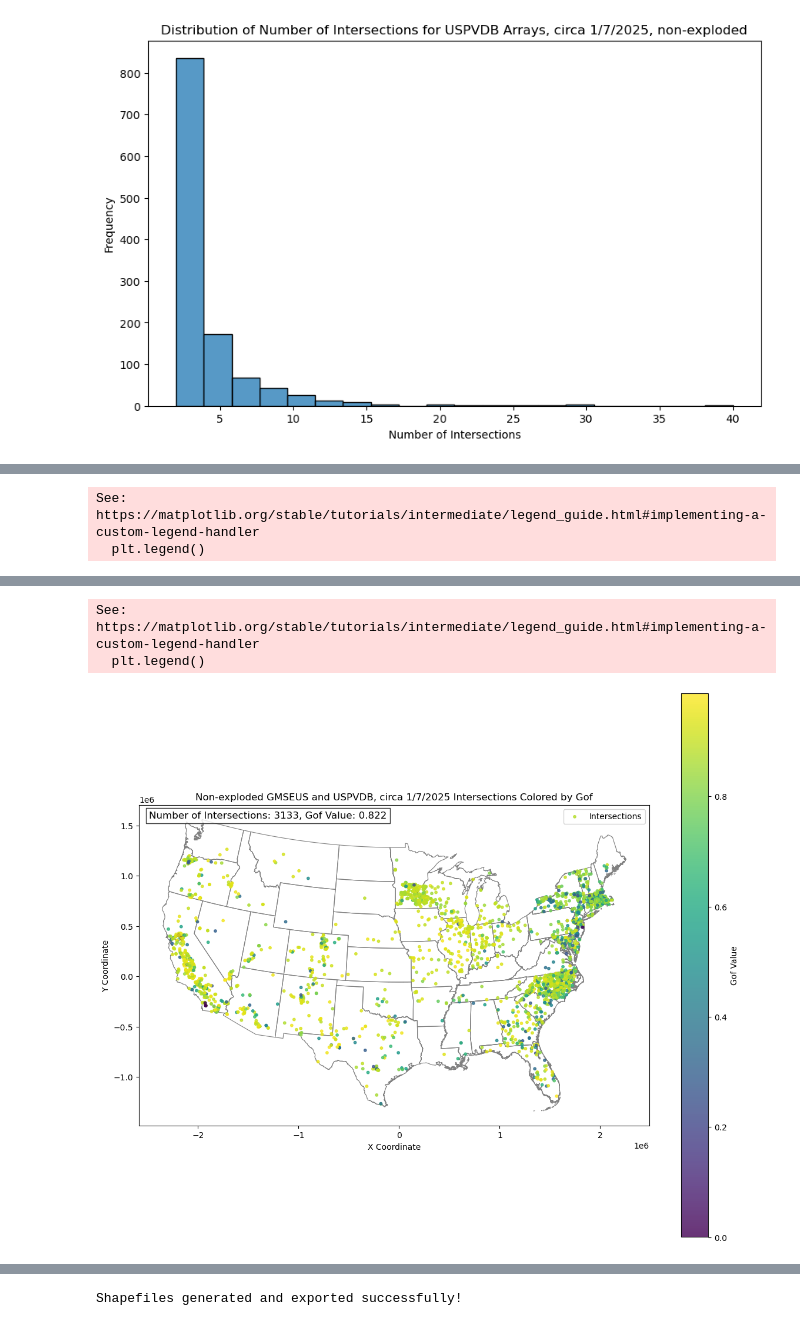
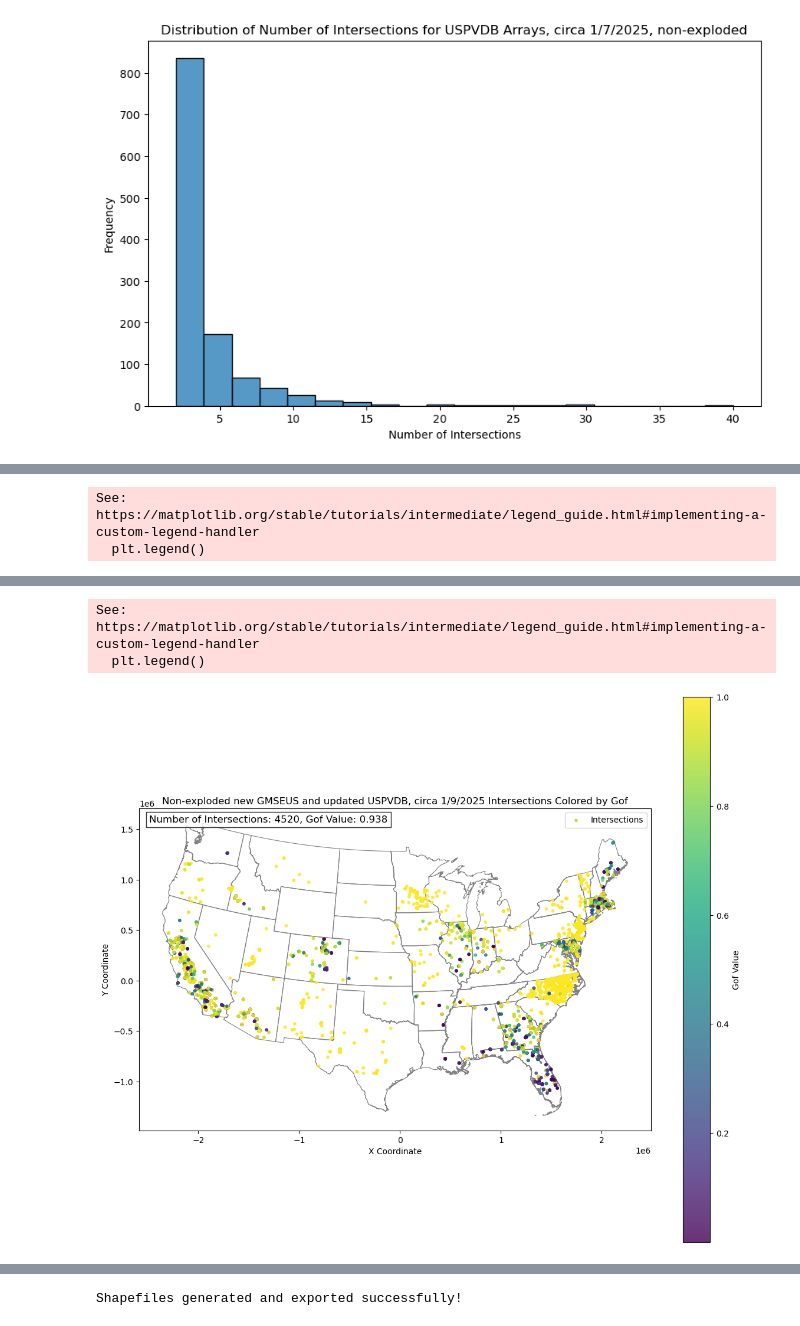
Before and after one commit to stidjaco/GMSEUS, a Jupyter notebook: script9_spatialValidation.ipynb, the cells around one changed output, grey strips where cells are left out. Saved outputs shown, nothing was run; the diff lists cells and outputs as text; code cells hidden in the pictures.

```diff
--- a/script9_spatialValidation.ipynb
+++ b/script9_spatialValidation.ipynb
@@ -206,7 +391,7 @@ map1 = gmseus_arrays
 map1['geometry'] = map1.buffer(0)
 print(map1.is_valid.all())
 
-map2 = uspvdb_arrays
+map2 = updated_uspvdb
 map2['geometry'] = map2.buffer(0)
 print(map2.is_valid.all())  # Should now return True
 
@@ -430,10 +615,10 @@ average_jaccard_rounded = round(average_jaccard, 3)
 # plot these plots as a subplot
 
 # Plot intersections colored by Jaccard Index
-plot_intersections_with_metric(intersections_gdf, us_boundary, "jaccard_index", "Non-exploded GMSEUS and USPVDB, circa 1/7/2025", average_jaccard_rounded)
+plot_intersections_with_metric(intersections_gdf, us_boundary, "jaccard_index", "Non-exploded new GMSEUS and updated USPVDB, circa 1/9/2025", average_jaccard_rounded)
 
 # Plot intersections colored by GOF
-plot_intersections_with_metric(intersections_gdf, us_boundary, "gof", "Non-exploded GMSEUS and USPVDB, circa 1/7/2025", overall_gof_rounded)
+plot_intersections_with_metric(intersections_gdf, us_boundary, "gof", "Non-exploded new GMSEUS and updated USPVDB, circa 1/9/2025", overall_gof_rounded)
 # %% [output]
 See: https://matplotlib.org/stable/tutorials/intermediate/legend_guide.html#implementing-a-custom-legend-handler
   plt.legend()
@@ -441,3 +626,3 @@ See: https://matplotlib.org/stable/tutorials/intermediate/legend_guide.html#impl
 See: https://matplotlib.org/stable/tutorials/intermediate/legend_guide.html#implementing-a-custom-legend-handler
   plt.legend()
-[figure, old version]
+[figure, new version]
```
Also changed, not shown: parts of 12 cells of this notebook.
